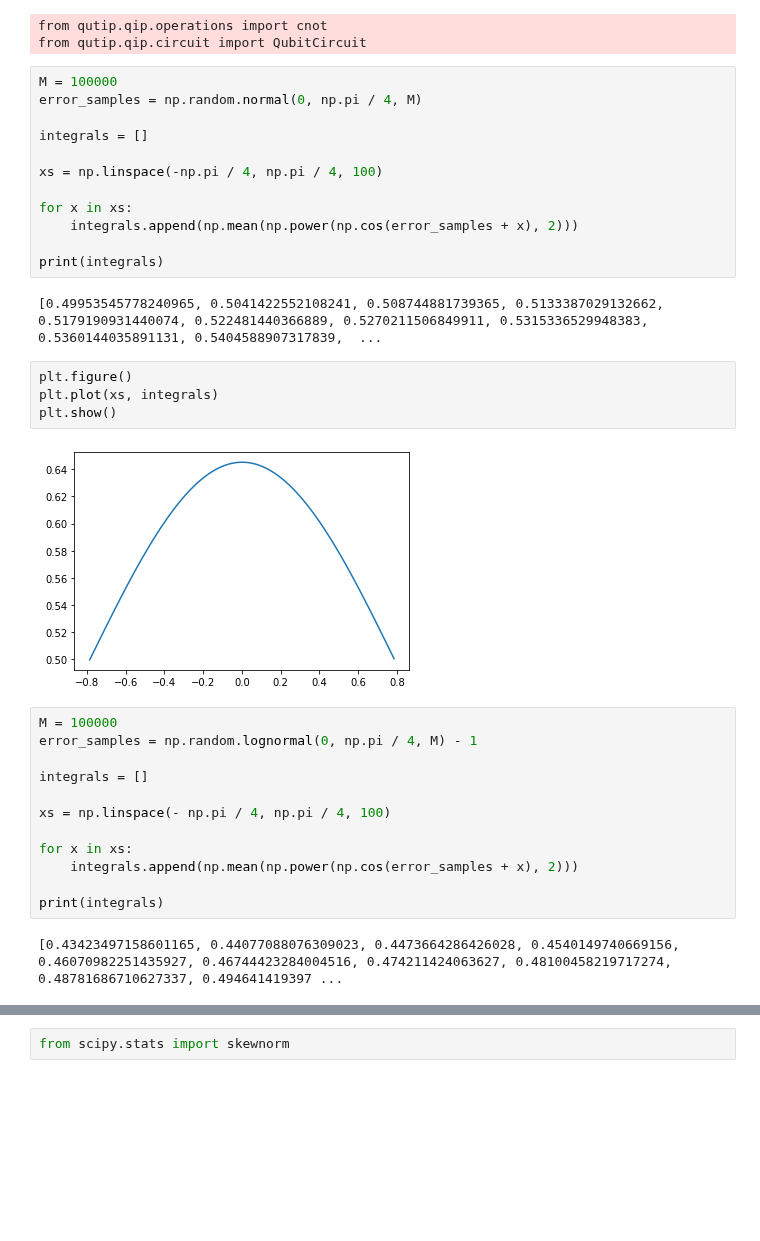
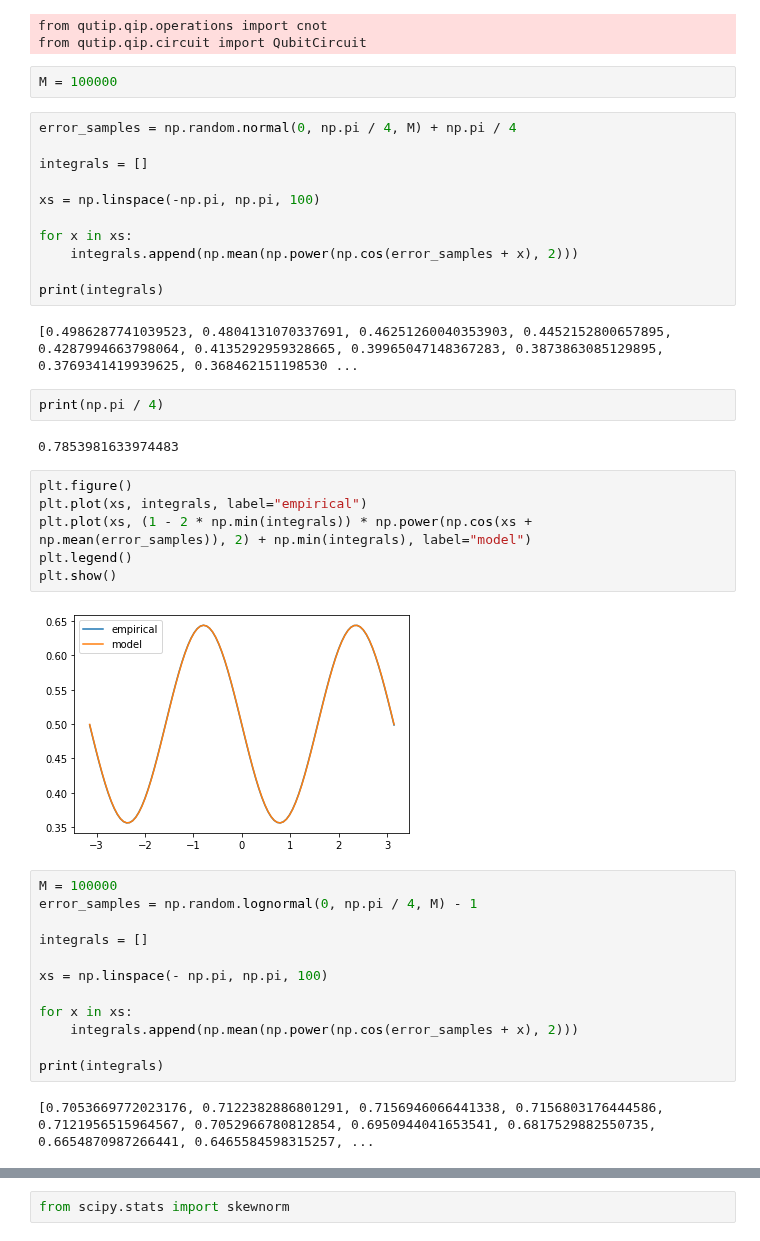
Before and after one commit to farice/SpectatorQubits, a Jupyter notebook: scribbles.ipynb, the cells around one changed output, grey strips where cells are left out. Saved outputs shown, nothing was run; the diff lists cells and outputs as text; blank space fills up the shorter version.

```diff
--- a/scribbles.ipynb
+++ b/scribbles.ipynb
@@ -21,37 +21,44 @@ for x in np.linspace(-np.pi, np.pi, 11):
 6.123233995736766e-17
 from qutip.qip.operations import cnot
 from qutip.qip.circuit import QubitCircuit
+# %%
+M = 100000
+# %%
+error_samples = np.random.normal(0, np.pi / 4, M) + np.pi / 4
+
+integrals = []
+
+xs = np.linspace(-np.pi, np.pi, 100)
+
+for x in xs:
+    integrals.append(np.mean(np.power(np.cos(error_samples + x), 2)))
+
+print(integrals)
+# %% [output]
+[0.4986287741039523, 0.4804131070337691, 0.46251260040353903, 0.4452152800657895, 0.4287994663798064, 0.4135292959328665, 0.39965047148367283, 0.3873863085129895, 0.3769341419939625, 0.368462151198530 ...
+# %%
+print(np.pi / 4)
+# %% [output]
+0.7853981633974483
+# %%
+plt.figure()
+plt.plot(xs, integrals, label="empirical")
+plt.plot(xs, (1 - 2 * np.min(integrals)) * np.power(np.cos(xs + np.mean(error_samples)), 2) + np.min(integrals), label="model")
+plt.legend()
+plt.show()
+# %% [output]
+[figure, added]
 # %%
 M = 100000
-error_samples = np.random.normal(0, np.pi / 4, M)
+error_samples = np.random.lognormal(0, np.pi / 4, M) - 1
 
 integrals = []
 
-xs = np.linspace(-np.pi / 4, np.pi / 4, 100)
+xs = np.linspace(- np.pi, np.pi, 100)
 
 for x in xs:
     integrals.append(np.mean(np.power(np.cos(error_samples + x), 2)))
 
 print(integrals)
 # %% [output]
-[0.49953545778240965, 0.5041422552108241, 0.508744881739365, 0.5133387029132662, 0.5179190931440074, 0.522481440366889, 0.5270211506849911, 0.5315336529948383, 0.5360144035891131, 0.5404588907317839,  ...
+[0.7053669772023176, 0.7122382886801291, 0.7156946066441338, 0.7156803176444586, 0.7121956515964567, 0.7052966780812854, 0.6950944041653541, 0.6817529882550735, 0.6654870987266441, 0.6465584598315257, ...
-# %%
-plt.figure()
-plt.plot(xs, integrals)
-plt.show()
-# %% [output]
-[figure, removed]
-# %%
-M = 100000
-error_samples = np.random.lognormal(0, np.pi / 4, M) - 1
-
-integrals = []
-
-xs = np.linspace(- np.pi / 4, np.pi / 4, 100)
-
-for x in xs:
-    integrals.append(np.mean(np.power(np.cos(error_samples + x), 2)))
-
-print(integrals)
-# %% [output]
-[0.43423497158601165, 0.44077088076309023, 0.4473664286426028, 0.4540149740669156, 0.46070982251435927, 0.46744423284004516, 0.474211424063627, 0.48100458219717274, 0.48781686710627337, 0.494641419397 ...
```
Also changed, not shown: parts of 11 cells of this notebook.
